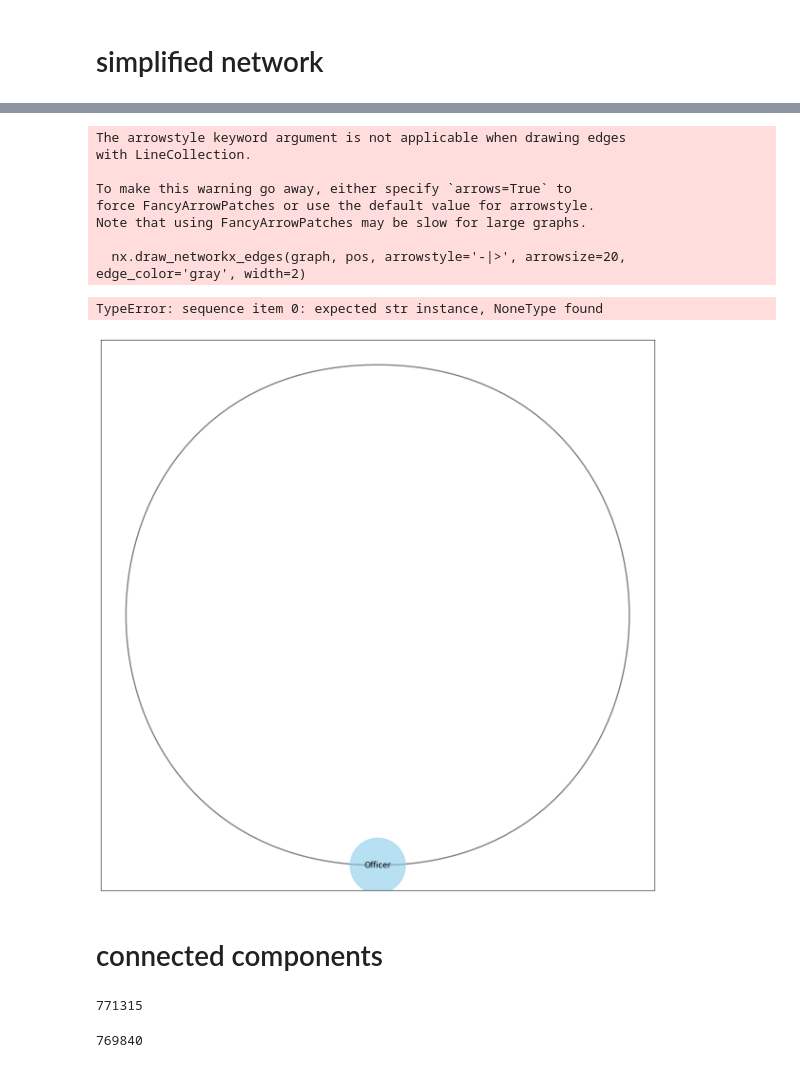
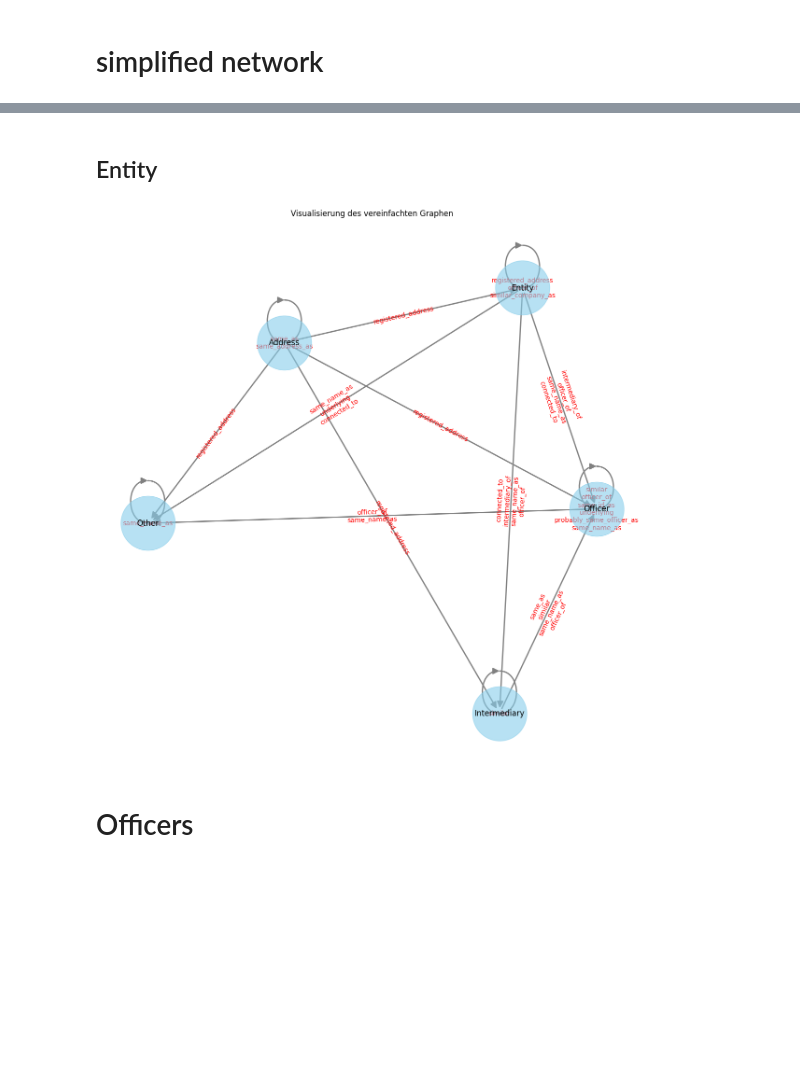
Before and after one commit to gabrieltorresgamez/fhnw-san-project, a Jupyter notebook: notebook.ipynb, the cells around one changed output, grey strips where cells are left out. Drawn from its saved outputs; the diff is of its cells as text; code cells hidden in the pictures; blank space fills up the shorter version.

```diff
--- a/notebook.ipynb
+++ b/notebook.ipynb
@@ -127 +126,35 @@ two_mode = nx.DiGraph(nx.subgraph_view(G, filter_node=lambda x: G.nodes[x]["node
+# %%
+def merge_same_intermediaries(G:nx.MultiDiGraph):
+    G_ = G.copy()
+
+    while True:
+        edge_found = False #is true if no edge with rel_type of 'same_intermediary_as' or 'same_name_as' found
+        for u, v, e_attr in list(G_.edges(data=True)): #iterate through edges
+            if e_attr["rel_type"] in ["same_intermediary_as", "same_name_as"]: #if specifig edge found
+
+                #try merge
+                try:
+                    u_ = G_.nodes[u]
+                    v_ = G_.nodes[v]
+
+                    #if Intermediary self loop
+                    if u_["node_type"]  == "Intermediary" and v_["node_type"]  == "Intermediary":
+                        edge_found = True
+
+                        #take older valid_until node and merge
+                        if int(u_["valid_until"].split(" ")[-1].replace(".", "")) > int(v_["valid_until"].split(" ")[-1].replace(".", "")):
+                            nx.contracted_nodes(G_, v, u, self_loops=False, copy=False)
+
+                        else:
+                            nx.contracted_nodes(G_, u, v, self_loops=False, copy=False)
+
+                except:
+                    pass
+
+        if not edge_found:
+            break
+
+    return G_
+
+G = merge_same_intermediaries(G)
 # %%
@@ -140,0 +164,2 @@ one_mode = nx.algorithms.bipartite.weighted_projected_graph(two_mode, [node for
+# %% [markdown]
+## Entity
@@ -141,23 +215,6 @@ one_mode = nx.algorithms.bipartite.weighted_projected_graph(two_mode, [node for
 # %%
-draw_graph(simplify_graph(one_mode))
+draw_graph(simplify_graph(G))
 # %% [output]
-The arrowstyle keyword argument is not applicable when drawing edges
-with LineCollection.
-
-To make this warning go away, either specify `arrows=True` to
-force FancyArrowPatches or use the default value for arrowstyle.
-Note that using FancyArrowPatches may be slow for large graphs.
-
-  nx.draw_networkx_edges(graph, pos, arrowstyle='-|>', arrowsize=20, edge_color='gray', width=2)
-TypeError: sequence item 0: expected str instance, NoneType found
-[figure, old version]
+[figure, new version]
-# %% [markdown]
-# connected components
-# %%
-one_mode.number_of_nodes()
-# %% [output]
-771315
-# %%
-nx.number_weakly_connected_components(one_mode)
-# %% [output]
-769840
+# %% [markdown]
+# Officers
```
Also changed, not shown: parts of 10 cells of this notebook.
